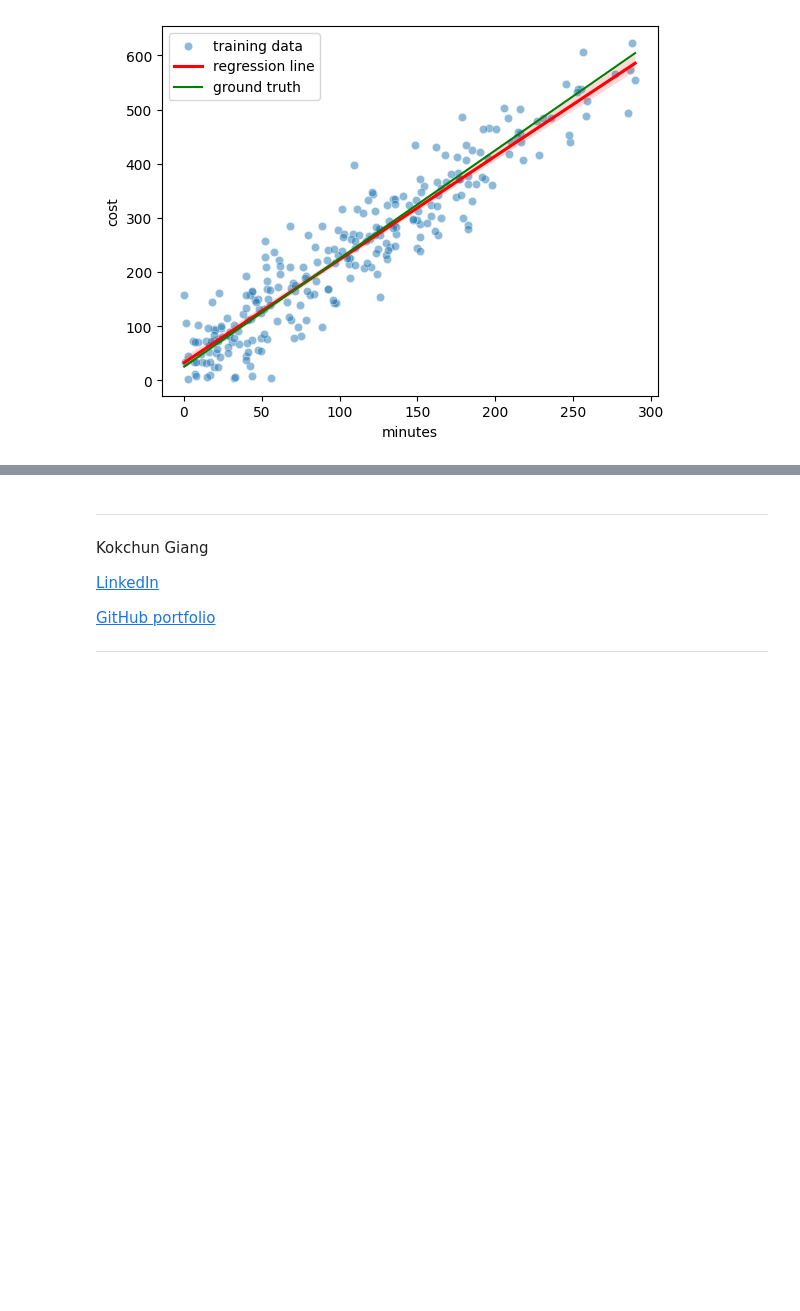
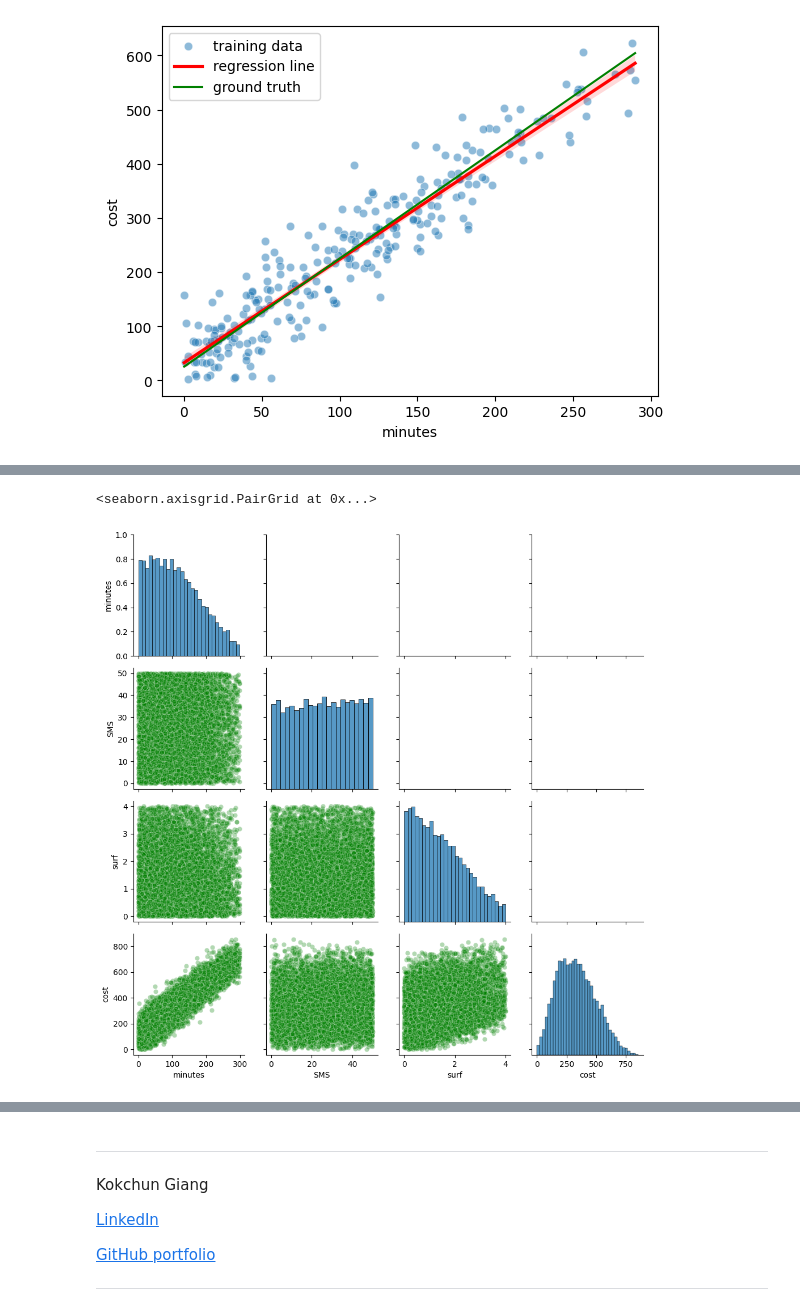
Before and after one commit to nabil0n/MachineLearning-Isak-Andersson, a Jupyter notebook: Exercises/E00_linear_regression.ipynb, the cells around one changed output, grey strips where cells are left out. Drawn from its saved outputs; the diff is of its cells as text; code cells hidden in the pictures; blank space fills up the shorter version.

```diff
--- a/Exercises/E00_linear_regression.ipynb
+++ b/Exercises/E00_linear_regression.ipynb
@@ -377,3 +440,11 @@ d)
+# %%
+# d)
+g = sns.PairGrid(df2[["minutes", "SMS", "surf", "cost"]])
+g.map_diag(sns.histplot)
+g.map_lower(sns.scatterplot, alpha=0.3, color='green')
+# %% [output]
+<seaborn.axisgrid.PairGrid at 0x...>
+[figure, added]
 # %% [markdown]
 ## 5. Multiple linear regression (*)
 
```
Also changed, not shown: parts of 5 cells of this notebook.
